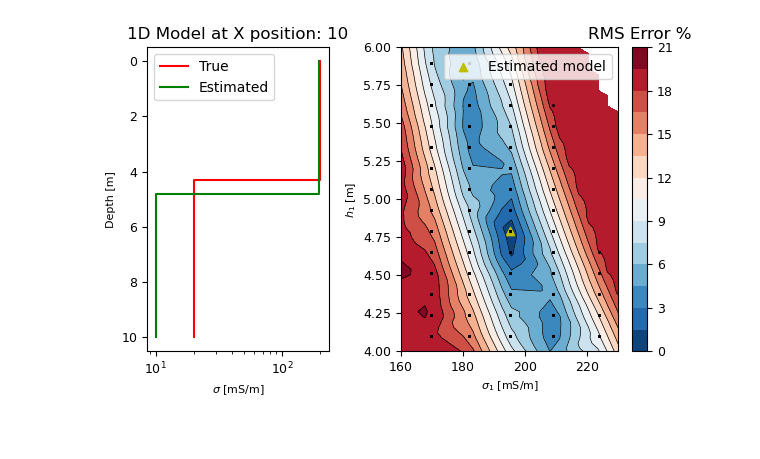
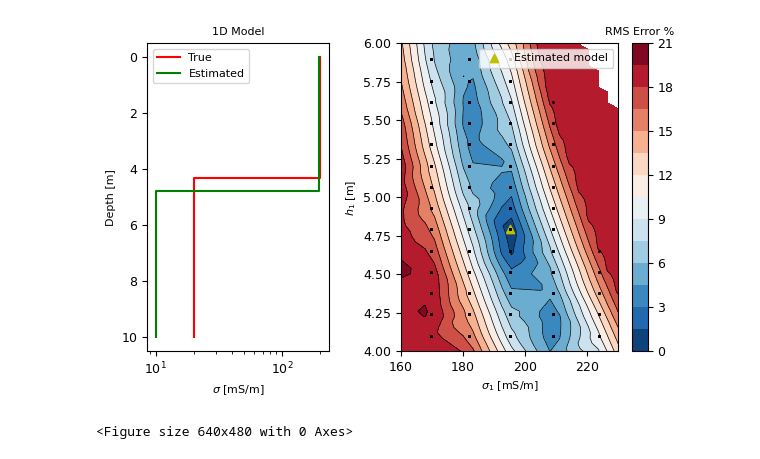
Before and after one commit to mariacarrizo/MC_RB_EM_1D, a Jupyter notebook: Synth-2Layers/A2/ErrorSpaceFigure.ipynb, the cells around one changed output. Cells and saved outputs as stored; diff of their text form; code cells hidden in the pictures.

Commit message:
fixed fontsize figure error space 2Lay

```diff
--- a/Synth-2Layers/A2/ErrorSpaceFigure.ipynb
+++ b/Synth-2Layers/A2/ErrorSpaceFigure.ipynb
@@ -63,9 +63,9 @@ def PlotErrorSpace(model, model_est, pos, err, models_err, depthmax=10):
     ax[0].invert_yaxis()
     ax[0].set_ylabel('Depth [m]', fontsize=8)
     ax[0].set_xlabel('$\sigma$ [mS/m]', fontsize=8)
-    ax[0].set_title('1D Model at X position: ' +str(pos))
+    ax[0].set_title('1D Model', fontsize=8)
     ax[0].set_xscale('log')
-    ax[0].legend()
+    ax[0].legend(fontsize=8)
 
     x = ((models_err[:,0])*1000) # conductivities of first layer
     y = models_err[:,2]          # thickness of first layer
@@ -74,33 +74,35 @@ def PlotErrorSpace(model, model_est, pos, err, models_err, depthmax=10):
     ngridx = 100
     ngridy = 200
 
     # Create grid values first.
     xi = np.linspace(np.min(x), np.max(x), ngridx)
     yi = np.linspace(np.min(y), np.max(y), ngridy)
 
     # Linearly interpolate the data (x, y) on a grid defined by (xi, yi).
     triang = tri.Triangulation(x, y)
     interpolator = tri.LinearTriInterpolator(triang, z)
     Xi, Yi = np.meshgrid(xi, yi)
     zi = interpolator(Xi, Yi)
 
     ax[1].contour(xi, yi, zi*100, levels=14, linewidths=0.5, colors='k')
     cntr1 = ax[1].contourf(xi, yi, zi*100, levels=14, cmap="RdBu_r")
     ax[1].plot(x, y, '.k', ms=1)
     ax[1].set(xlim=(160,230), ylim=(4,6))
     ax[1].scatter(((model_est[pos,0])*1000), model_est[pos,2],
                  marker ='^', c='y', label='Estimated model')
     ax[1].set_xlabel('$\sigma_1$ [mS/m]', fontsize=8)
     ax[1].set_ylabel('$h_1$ [m]', fontsize=8)
-    ax[1].legend()
+    ax[1].legend(loc='upper right',fontsize=8)
     ax[1].tick_params(axis='both',labelsize=9)
     ax[0].tick_params(axis='both',labelsize=9)
     clb = fig.colorbar(cntr1, ax=ax[1])
-    clb.ax.set_title('RMS Error %')
+    clb.ax.set_title('RMS Error %', fontsize=8)
     clb.ax.tick_params(labelsize=9)
 
 PlotErrorSpace(model, model_est, pos, err, models_err)
 plt.tight_layout()
 plt.show()
+plt.savefig('figures/ErrorSpace_2Lay_A2.eps', format='eps')
 # %% [output]
-[figure, old version]
+[figure, new version]
+<Figure size 640x480 with 0 Axes>
```
Also changed, not shown: 1 other file.
